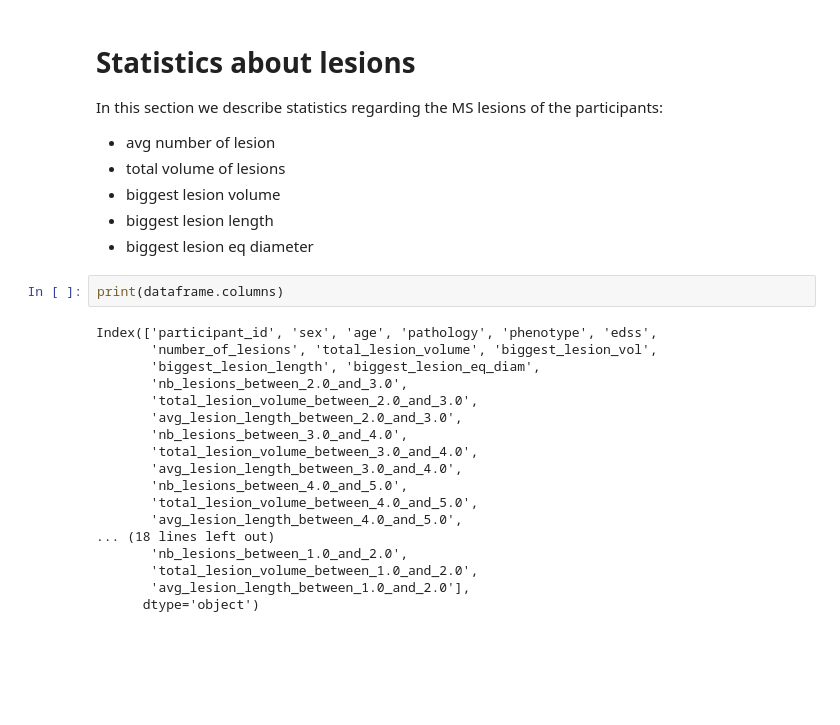
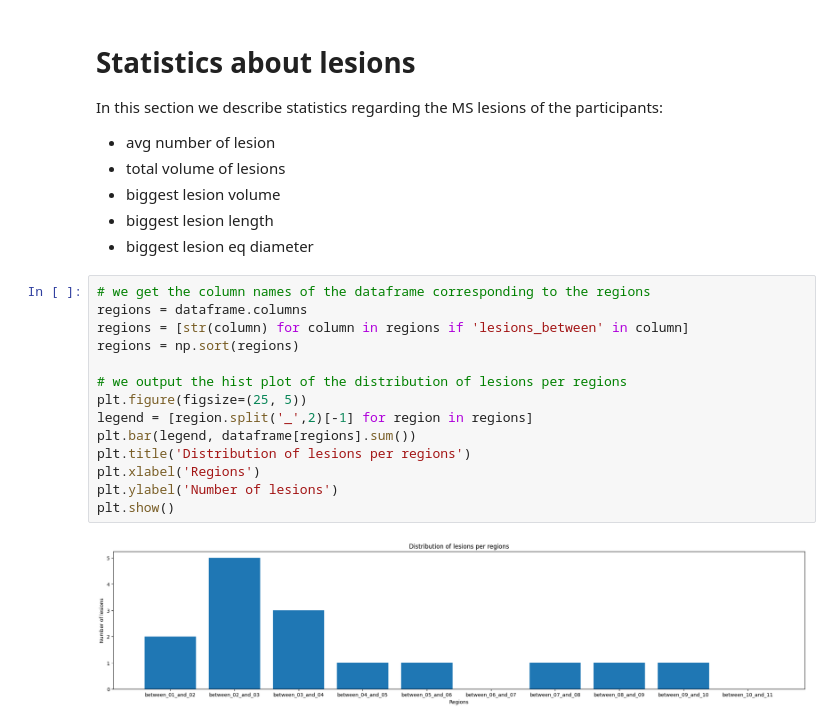
Before and after one commit to ivadomed/canproco, a Jupyter notebook: dataset_analysis/dataframe_analysis.ipynb, the cells around one changed output. Drawn from its saved outputs; the diff is of its cells as text; blank space fills up the shorter version.

Commit message:
analysis of the distribution of lesions per volum

```diff
--- a/dataset_analysis/dataframe_analysis.ipynb
+++ b/dataset_analysis/dataframe_analysis.ipynb
@@ -140,23 +140,19 @@ In this section we describe statistics regarding the MS lesions of the participa
 - biggest lesion volume
 - biggest lesion length
 - biggest lesion eq diameter
-# %%
-print(dataframe.columns)
-# %% [output]
-Index(['participant_id', 'sex', 'age', 'pathology', 'phenotype', 'edss',
-       'number_of_lesions', 'total_lesion_volume', 'biggest_lesion_vol',
-       'biggest_lesion_length', 'biggest_lesion_eq_diam',
-       'nb_lesions_between_2.0_and_3.0',
-       'total_lesion_volume_between_2.0_and_3.0',
-       'avg_lesion_length_between_2.0_and_3.0',
-       'nb_lesions_between_3.0_and_4.0',
-       'total_lesion_volume_between_3.0_and_4.0',
-       'avg_lesion_length_between_3.0_and_4.0',
-       'nb_lesions_between_4.0_and_5.0',
-       'total_lesion_volume_between_4.0_and_5.0',
-       'avg_lesion_length_between_4.0_and_5.0',
-... (18 lines left out)
-       'nb_lesions_between_1.0_and_2.0',
-       'total_lesion_volume_between_1.0_and_2.0',
-       'avg_lesion_length_between_1.0_and_2.0'],
-      dtype='object')
+# %%
+# we get the column names of the dataframe corresponding to the regions
+regions = dataframe.columns
+regions = [str(column) for column in regions if 'lesions_between' in column]
+regions = np.sort(regions)
+
+# we output the hist plot of the distribution of lesions per regions
+plt.figure(figsize=(25, 5))
+legend = [region.split('_',2)[-1] for region in regions]
+plt.bar(legend, dataframe[regions].sum())
+plt.title('Distribution of lesions per regions')
+plt.xlabel('Regions')
+plt.ylabel('Number of lesions')
+plt.show()
+# %% [output]
+[figure, added]
```
Also changed, not shown: parts of 3 cells of this notebook.
